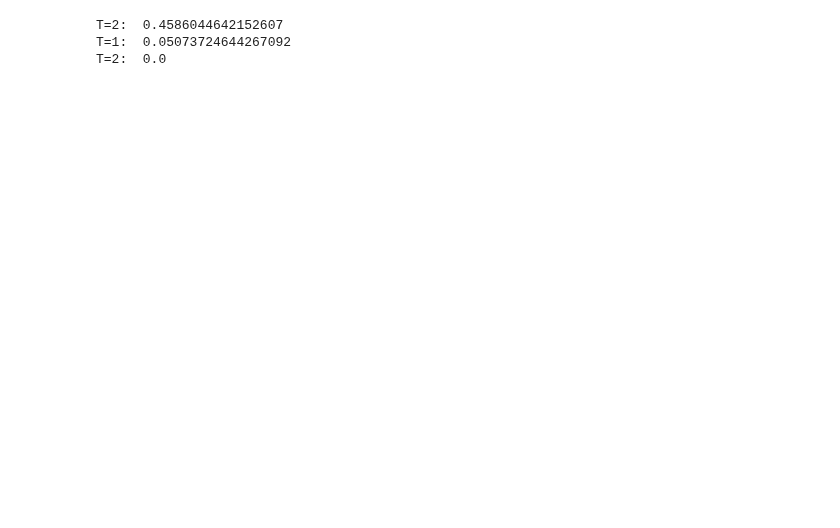
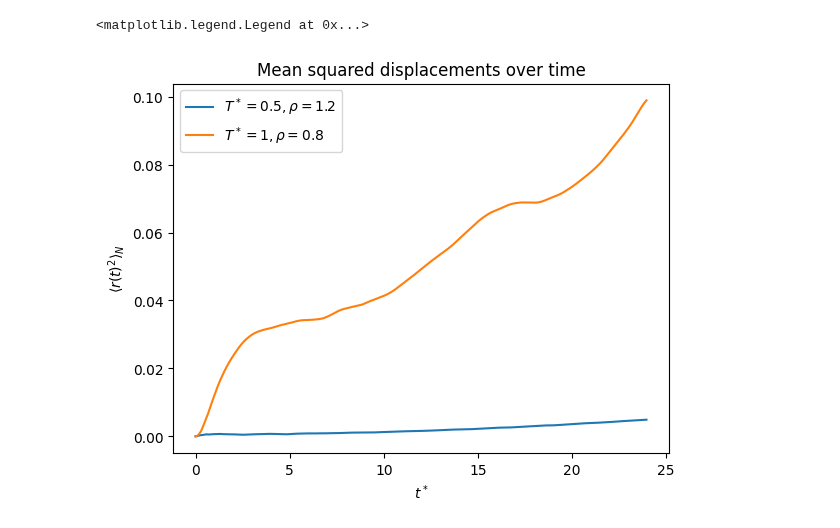
Before and after one commit to corinnawegner/Computational-physics, a Jupyter notebook: Project 3/Problem c.ipynb, the cells around one changed output. Cells and saved outputs as stored; diff of their text form; code cells hidden in the pictures; blank space fills up the shorter version.

```diff
--- a/Project 3/Problem c.ipynb
+++ b/Project 3/Problem c.ipynb
@@ -154,13 +94,21 @@ r_total_2_reshaped[-1].shape
-# %%
-def mean_squared_difference(list_r, list_r_0):
-    list_diff = list_r - list_r_0
-    list_total_diff = [[delta_r[dim]**2 for dim in range(3)] for delta_r in list_diff]
-    return np.mean(list_total_diff)
-
-print("T=2: ", mean_squared_difference(r_total_2_reshaped[-1], r_total_2_reshaped[0]))
-print("T=1: ", mean_squared_difference(r_total_1_reshaped[-1], r_total_1_reshaped[0]))
-print("T=2: ", mean_squared_difference(r_total_reshaped[-1], r_total_reshaped[0]))
-# %% [output]
-T=2:  0.4586044642152607
-T=1:  0.05073724644267092
-T=2:  0.0
+# %%
+def mean_squared_difference(list_r, list_r_0):
+    list_diff = list_r - list_r_0
+    list_total_diff = [[delta_r[dim]**2 for dim in range(3)] for delta_r in list_diff]
+    return np.mean(list_total_diff)
+
+
+list_msd_1 = [mean_squared_difference(r_total_1_reshaped[t], r_total_1_reshaped[0]) for t in range(num_timesteps)]
+list_msd_0 = [mean_squared_difference(r_total_reshaped[t], r_total_reshaped[0]) for t in range(num_timesteps)]
+
+plt.plot(np.arange(num_timesteps)*tp, list_msd_0, label=r"$T^* = 0.5, \rho = 1.2$")
+plt.plot(np.arange(num_timesteps)*tp, list_msd_1, label=r"$T^* = 1, \rho = 0.8$")
+#plt.plot(np.arange(num_timesteps)*tp, melting_factors_2, label="$T^* = 3$")
+
+plt.title("Mean squared displacements over time")
+plt.xlabel("$t^*$")
+plt.ylabel(r"$\langle r(t)^{2}\rangle_{N}$")
+plt.legend()
+# %% [output]
+<matplotlib.legend.Legend at 0x...>
+[figure, added]
```
Also changed, not shown: parts of 12 cells of this notebook.
